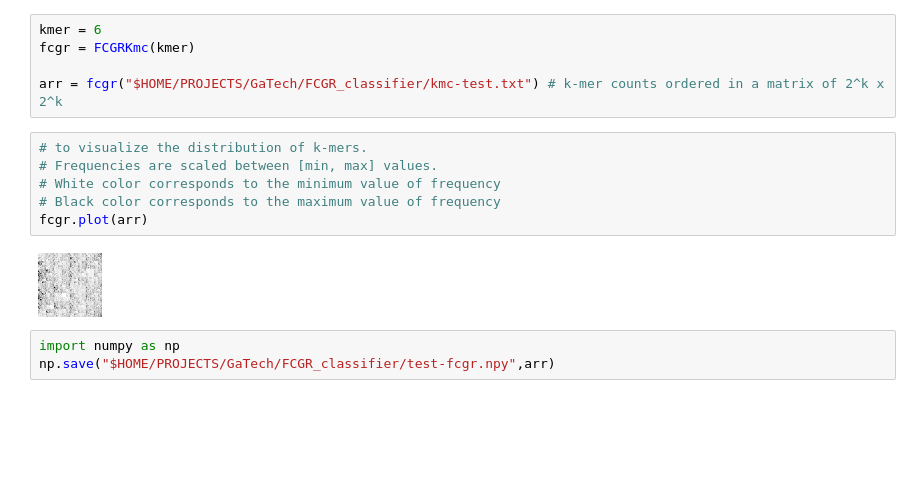
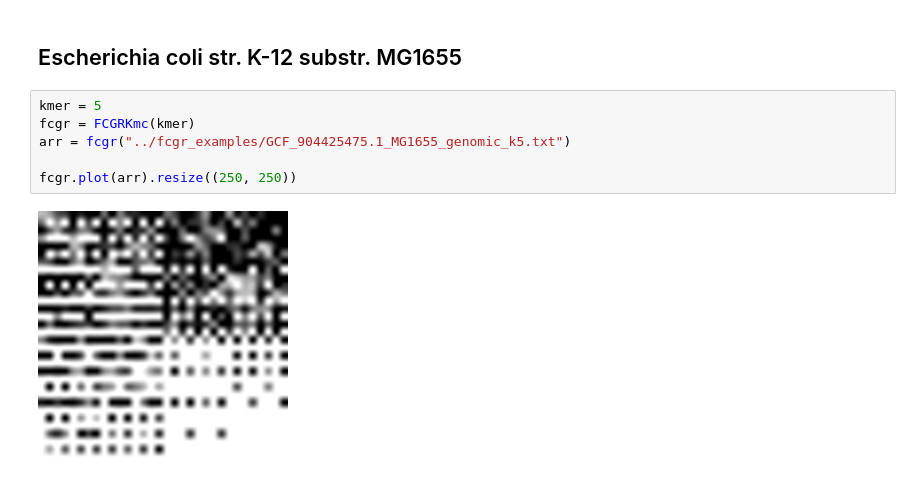
Before and after one commit to Ethan-Hetrick/CX4803-MLB-final-project-Spring-2025, a Jupyter notebook: bin/FCGR_test.ipynb, the cells around one changed output. Drawn from its saved outputs; the diff is of its cells as text; blank space fills up the shorter version.

```diff
--- a/bin/FCGR_test.ipynb
+++ b/bin/FCGR_test.ipynb
@@ -36,16 +49,10 @@ fcgr.plot(chaos)
+# %% [markdown]
+## Escherichia coli str. K-12 substr. MG1655
 # %%
-kmer = 6
+kmer = 5
 fcgr = FCGRKmc(kmer)
+arr = fcgr("../fcgr_examples/GCF_904425475.1_MG1655_genomic_k5.txt")
 
-arr = fcgr("$HOME/PROJECTS/GaTech/FCGR_classifier/kmc-test.txt") # k-mer counts ordered in a matrix of 2^k x 2^k
+fcgr.plot(arr).resize((250, 250))
+# %% [output]
+[figure, added]
-# %%
-# to visualize the distribution of k-mers.
-# Frequencies are scaled between [min, max] values.
-# White color corresponds to the minimum value of frequency
-# Black color corresponds to the maximum value of frequency
-fcgr.plot(arr)
-# %% [output]
-[figure, removed]
-# %%
-import numpy as np
-np.save("$HOME/PROJECTS/GaTech/FCGR_classifier/test-fcgr.npy",arr)
```
Also changed, not shown: parts of 6 cells of this notebook, 17 other files.
